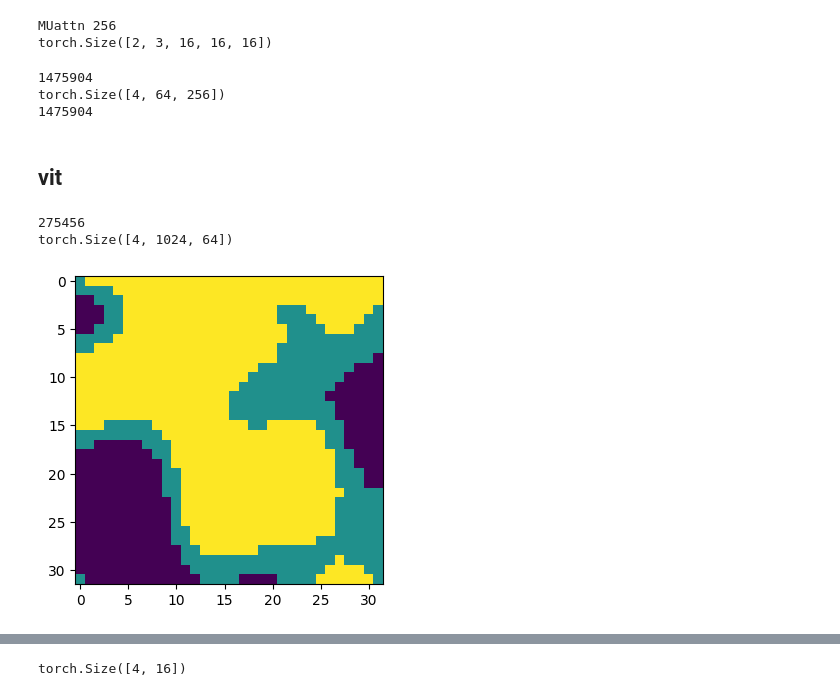
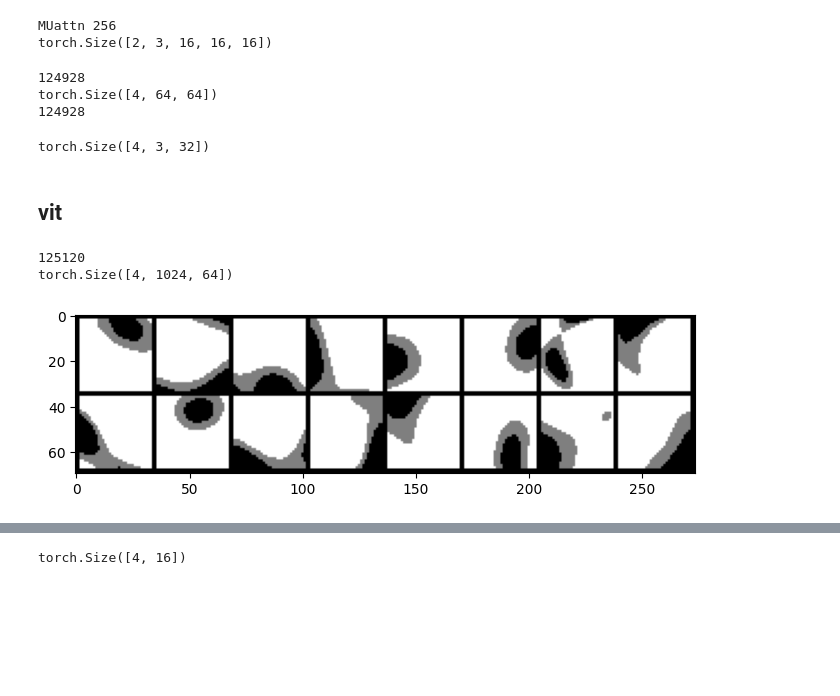
Before and after one commit to eisbetterthanpi/JEPA, a Jupyter notebook: I_JEPA.ipynb, the cells around one changed output, grey strips where cells are left out. Saved outputs shown, nothing was run; the diff lists cells and outputs as text; code cells hidden in the pictures; blank space fills up the shorter version.

```diff
--- a/I_JEPA.ipynb
+++ b/I_JEPA.ipynb
@@ -289,6 +291,16 @@ class LayerNorm_at(nn.RMSNorm): # LayerNorm RMSNorm
         self.dim=dim
     def forward(self, x):
         return super().forward(x.transpose(self.dim,-1)).transpose(self.dim,-1)
+
+# # [b, h/win1* w/win2, c, win1,win2] -> [b,c,h,w]
+# def shuffle(x, window_shape): # [b,win*win, c, h/win, w/win] -> [b,1,c,h,w]
+#     # out_shape = [x.shape[0], -1, x.shape[2]] + [x*w for x,w in zip(x.shape[3:], window_shape)] # [b,1,c,h/win*wim, w/win*wim]
+#     out_shape = [x.shape[0], -1, x.shape[2]] + [x*w for x,w in zip(x.shape[3:], window_shape)] # [b,1,c,h/win*wim, w/win*wim]
+#     x = x.unflatten(1, (-1, *window_shape)) # [b,num_tok,win,win, c, h/win, w/win]
+#     D=x.dim()+1
+#     permute = [0,1,D//2] + [val for tup in zip(range(1+D//2, D), range(2, D//2)) for val in tup]
+#     x = x.permute(permute).reshape(out_shape)
+#     return x
 
 def unshuffle(x, window_shape): # [b,c,h,w] -> [b, h/win1* w/win2, c, win1,win2]
     new_shape = list(x.shape[:2]) + [val for xx, win in zip(list(x.shape[2:]), window_shape) for val in [xx//win, win]] # [h,w]->[h/win1, win1, w/win2, win2]
@@ -394,17 +406,17 @@ class Hiera(nn.Module):
         # self.pos_emb = self.pos_emb.flatten(2).transpose(-2,-1)
 
         # self.blocks = nn.Sequential(*[AttentionBlock(d_model, n_heads, q_stride=(2,2) if i in [1,3] else None) for i in range(depth)])
-        # mult = [1,1,1,1]
-        mult = [1,2,4,8] # [1,2,3,4] [1,2,2,2]
+        mult = [1,1,1,1]
+        # mult = [1,2,4,8] # [1,2,3,4] [1,2,2,2]
         ch_list = [d_model * m for m in mult] # [128, 256, 384, 512]
 
         self.blocks = nn.Sequential(
             # HieraBlock(ch_list[0], ch_list[1], n_heads, q_stride=(2,2)),
-            UpDownBlock(ch_list[0], ch_list[1], kernel=1, r=1/2),
+            # UpDownBlock(ch_list[0], ch_list[1], kernel=1, r=1/2),
             HieraBlock(ch_list[1], ch_list[1], n_heads),
             # HieraBlock(ch_list[1], ch_list[2], n_heads, q_stride=(2,2)),
-            UpDownBlock(ch_list[1], ch_list[2], kernel=1, r=1/2),
-            HieraBlock(ch_list[2], ch_list[2], n_heads),
+            # UpDownBlock(ch_list[1], ch_list[2], kernel=1, r=1/2),
+            # HieraBlock(ch_list[2], ch_list[2], n_heads),
             )
         self.norm = nn.RMSNorm(ch_list[2]) # LayerNorm RMSNorm
         self.out = nn.Linear(ch_list[2], out_dim, bias=False) if out_dim and out_dim != ch_list[2] else None
@@ -420,6 +432,9 @@ class Hiera(nn.Module):
         # print('vit fwd1', x.shape)
         x = self.blocks(x) # [b,num_tok,c,1,1,1]
         # print('vit fwd2', x.shape)
+        # x = x.mean(-1).mean(-1)
+        x = x.flatten(-2).max(-1)[0]
+        # print('vit fwd3', x.shape)
         x = x.squeeze() # [b,num_tok,d]
         out = self.norm(x)
         if self.out: out = self.out(out)
@@ -444,7 +459,8 @@ class Hiera(nn.Module):
 d_model = 64
 in_dim = 3
 patch_size = 2
-model = Hiera(patch_size, in_dim, d_model, n_heads=4, nlayers=4, drop=0.).to(device)
+# model = Hiera(patch_size, in_dim, d_model, n_heads=4, nlayers=4, drop=0.).to(device)
+model = Hiera(patch_size, in_dim, d_model, n_heads=4, nlayers=1, drop=0.).to(device)
 print(sum(p.numel() for p in model.parameters() if p.requires_grad)) # 27584
 x = torch.rand((4, in_dim, 32, 32), device=device)
 out = model(x)
@@ -453,9 +469,14 @@ print(out.shape)
 print(sum(p.numel() for p in model.parameters() if p.requires_grad)) # 59850
 optim = torch.optim.AdamW(model.parameters(), lr=1e-3)
 # %% [output]
-1475904
-torch.Size([4, 64, 256])
-1475904
+124928
+torch.Size([4, 64, 64])
+124928
+# %%
+x = torch.rand((4, in_dim, 32, 32), device=device)
+print(x.max(-1)[0].shape)
+# %% [output]
+torch.Size([4, 3, 32])
 # %% [markdown]
 ## vit
 # %%
@@ -531,10 +552,11 @@ class SelfAttn(nn.Module):
     def forward(self, x): # [b,t,d]
         q,k,v = self.qkv(x).unflatten(-1, (self.n_heads,-1)).transpose(1,2).chunk(3, dim=-1) # [b, t, n_heads, d_head] -> [b, n_heads, t, d_head]
         # q, k = self.rope(q), self.rope(k)
+        # x = F.scaled_dot_product_attention(q,k,v, attn_mask=None) # https://pytorch.org/docs/stable/generated/torch.nn.functional.scaled_dot_product_attention.html
         q, k = q.softmax(dim=-1)*self.scale, k.softmax(dim=-2)
         context = k.transpose(-2,-1) @ v # [batch, n_heads, d_head, d_head]
         x = q @ context # [b, n_heads, t, d_head]
-        # print('SelfAttn', x.shape)
+        # # print('SelfAttn', x.shape)
         x = x.transpose(1,2).flatten(2)
         return self.lin(x)
 
@@ -601,13 +623,14 @@ class ViT(nn.Module):
 d_model = 64
 in_dim = 3
 patch_size = 2
-model = ViT(patch_size, in_dim, d_model, n_heads=4, nlayers=4, drop=0.).to(device)
+# model = ViT(patch_size, in_dim, d_model, n_heads=4, nlayers=4, drop=0.).to(device)
+model = ViT(patch_size, in_dim, d_model, n_heads=4, nlayers=1, drop=0.).to(device)
 print(sum(p.numel() for p in model.parameters() if p.requires_grad)) # 27584
 x = torch.rand((4, in_dim, 32, 32), device=device)
 out = model(x)
 print(out.shape)
 # %% [output]
-275456
+125120
 torch.Size([4, 1024, 64])
 # %%
 # @title simplex
@@ -618,47 +641,51 @@ import torch
 import matplotlib.pyplot as plt
 
 def simplexmask2d(hw=(32,32), ctx_scale=(.85,1), trg_scale=(.6,.8), B=64, chaos=2):
     seed = np.random.randint(1e10, size=B)
     ix = iy = np.linspace(0, chaos, num=max(hw))
     noise = opensimplex.noise3array(ix, iy, seed) # [b,h,w]
     # plt.pcolormesh(noise[:1])
     # plt.rcParams["figure.figsize"] = (20,3)
     # plt.show()
     noise = torch.from_numpy(noise)
     ctx_mask_scale = torch.rand(1) * (ctx_scale[1] - ctx_scale[0]) + ctx_scale[0] # in (min_s, max_s) # all blocks same size
     trg_mask_scale = torch.rand(1) * (trg_scale[1] - trg_scale[0]) + trg_scale[0]
     val, ind = noise.flatten(1).sort() # [b,h*w]
     seq = hw[0]*hw[1]
     trg_index = ind[:,-int(seq*trg_mask_scale):]
-    # ctx_index = ind[:,-int(seq*ctx_mask_scale):-int(seq*trg_mask_scale)] # ctx wraps trg ; most similar to multiblock
+    ctx_index = ind[:,-int(seq*ctx_mask_scale):-int(seq*trg_mask_scale)] # ctx wraps trg ; most similar to multiblock
     # ctx_index = ind[:,:int(seq*ctx_mask_scale)-int(seq*trg_mask_scale)] # ctx hug bottom
-    ctx_index = ind[:,-int(seq*ctx_mask_scale)-int(seq*trg_mask_scale):-int(seq*trg_mask_scale)] # ctx wraps trg ; most similar to multiblock
+    # ctx_index = ind[:,-int(seq*ctx_mask_scale)-int(seq*trg_mask_scale):-int(seq*trg_mask_scale)] # ctx wraps trg ; most similar to multiblock
     # ctx_index = ind[:,:int(seq*ctx_mask_scale)] # ctx hug bottom
     return ctx_index, trg_index
 
+b=16
+# trg_index, ctx_index = simplexmask1d(seq=500, ctx_scale=(.85,1), trg_scale=(.6,.8), B=b, chaos=3)
 
-# trg_index, ctx_index = simplexmask1d(seq=500, ctx_scale=(.85,1), trg_scale=(.6,.8), B=64, chaos=3)
-# simplexmask3d(thw=(8,32,32), ctx_scale=(.85,1), trg_scale=(.6,.8), B=64, chaos=(.2,2))
-
-# ctx_index, trg_index = simplexmask2d(hw=(32,32), ctx_scale=(.6,.7), trg_scale=(.4,.5), B=64, chaos=2)
-# ctx_index, trg_index = simplexmask2d(hw=(32,32), ctx_scale=(.2,.3), trg_scale=(.4,.5), B=64, chaos=3)
-ctx_index, trg_index = simplexmask2d(hw=(32,32), ctx_scale=(.1,.3), trg_scale=(.4,.6), B=64, chaos=3)
-mask = torch.zeros(1 ,32*32)
-mask[:, trg_index[:1]] = 1
-mask[:, ctx_index[:1]] = .5
-mask = mask.reshape(1,32,32)
+# ctx_index, trg_index = simplexmask2d(hw=(32,32), ctx_scale=(.6,.7), trg_scale=(.4,.5), B=b, chaos=2)
+# ctx_index, trg_index = simplexmask2d(hw=(32,32), ctx_scale=(.2,.3), trg_scale=(.4,.5), B=b, chaos=3)
+ctx_index, trg_index = simplexmask2d(hw=(32,32), ctx_scale=(.85,1), trg_scale=(.7,.8), B=b, chaos=1)
+# mask = torch.zeros(1 ,32*32)
+# mask[:, trg_index[:1]] = 1
+# mask[:, ctx_index[:1]] = .5
+# mask = mask.reshape(1,32,32)
 # print(mask)
 
 def imshow(img):
     npimg = img.numpy()
-    plt.rcParams["figure.figsize"] = (4,4)
+    plt.rcParams["figure.figsize"] = (8,8)
     plt.imshow(np.transpose(npimg, (1, 2, 0)))
     plt.show()
 # imshow(mask)
+
+mask = torch.zeros(b ,32*32)
+mask[torch.arange(b).unsqueeze(-1), trg_index] = 1
+mask[torch.arange(b).unsqueeze(-1), ctx_index] = .5
+mask = mask.reshape(b,1,32,32)
 import torchvision
 imshow(torchvision.utils.make_grid(mask, nrow=8))
 # %% [output]
-[figure, old version]
+[figure, new version]
 # %%
 # @title masks
 import torch
```
Also changed, not shown: parts of 5 cells of this notebook.
